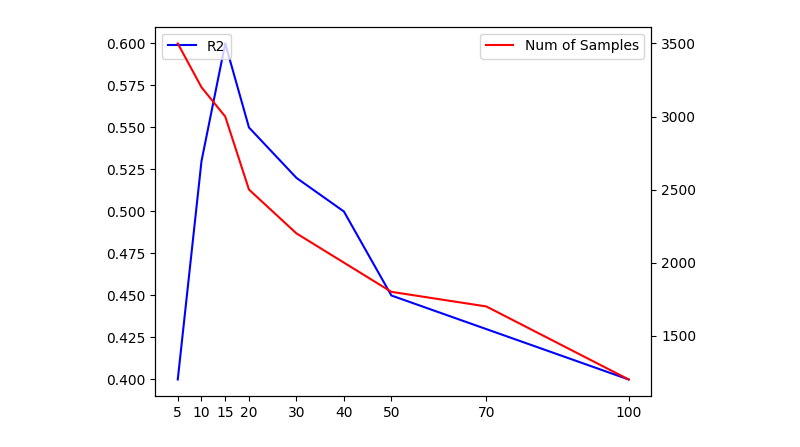
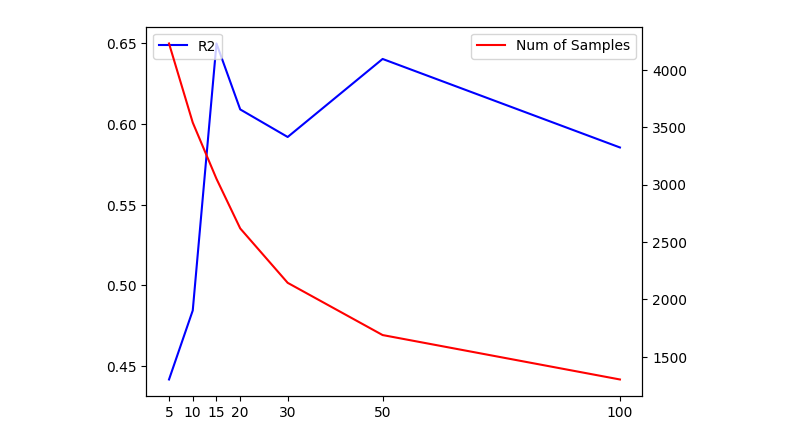
Before and after one commit to txdas/biotech, a Jupyter notebook: notebook/SEV_Promoter/images.ipynb, the cells around one changed output. Cells and saved outputs as stored; diff of their text form; code cells hidden in the pictures.

```diff
--- a/notebook/SEV_Promoter/images.ipynb
+++ b/notebook/SEV_Promoter/images.ipynb
@@ -2,34 +2,38 @@
 import seaborn as sns
 import matplotlib.pyplot as plt
 import numpy as np
 
 # 生成示例数据
-x = [5,10,15,20,30,40,50,70,100]
-y1 = [0.4,0.53,0.6,0.55,0.52,0.5,0.45,0.43,0.4]
-y2 = [3500,3200,3000,2500,2200,2000,1800,1700,1200]
+# x = [5,10,15,20,30,40,50,70,100]
+# y1 = [0.4416,0.4844,0.65,0.6091,0.5920,0.3789,0.6404,0.3926,0.5855]
+# y2 = [4229,3540,3050,2618,2144,1856,1689,1446,1302]
+
+x = [5,10,15,20,30,50,100]
+y1 = [0.4416,0.4844,0.65,0.6091,0.5920,0.6404,0.5855]
+y2 = [4229,3540,3050,2618,2144,1689,1302]
 
 # 设置图表对象和子图
 fig, ax = plt.subplots()
 
 # 绘制第一个数据集
 sns.lineplot(x=x, y=y1, ax=ax,color="blue")
 
 # 创建第二个轴对象
 ax2 = ax.twinx()
 
 # 绘制第二个数据集
 sns.lineplot(x=x, y=y2, ax=ax2,color="red")
 
 # 设置轴标签
 # ax.set_ylabel('R2')
 # ax2.set_ylabel('Num of Samples')
 
 # 设置图例
 ax.legend(labels=['R2'], loc='upper left')
 ax2.legend(labels=['Num of Samples'], loc='upper right')
 plt.xticks(x)
 
 # 显示图表
 plt.show()
 # %% [output]
-[figure, old version]
+[figure, new version]
```
Also changed, not shown: 3 other files.
